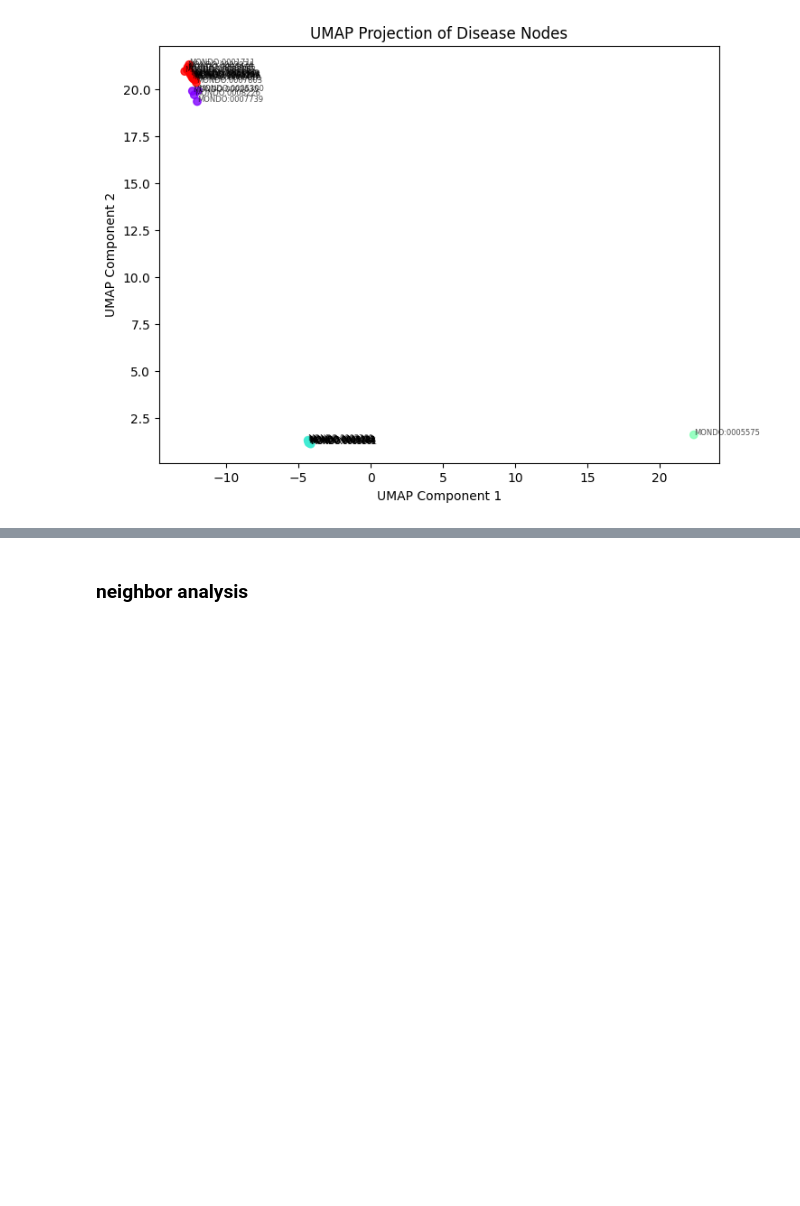
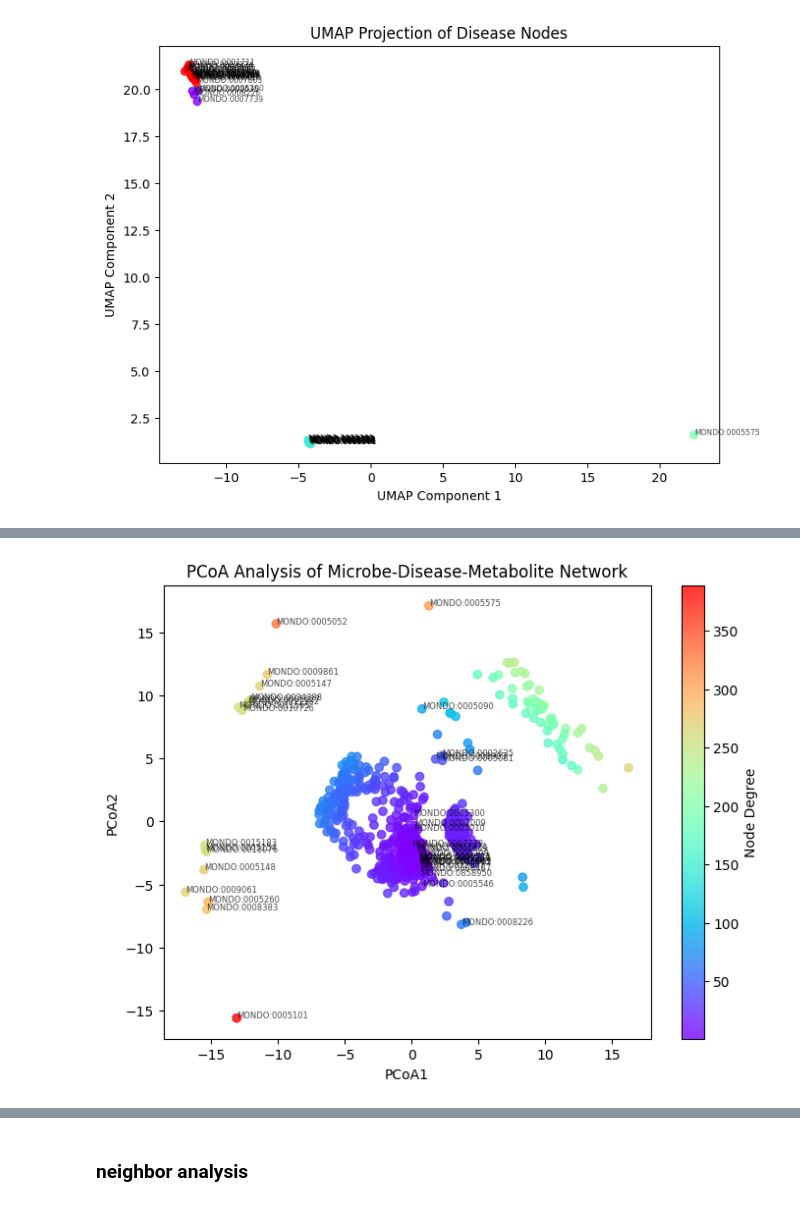
Before and after one commit to lucyzhang95/Network_Analysis, a Jupyter notebook: graph_network_analysis.ipynb, the cells around one changed output, grey strips where cells are left out. Saved outputs shown, nothing was run; the diff lists cells and outputs as text; code cells hidden in the pictures; blank space fills up the shorter version.

Commit message:
add PCoA analysis

```diff
--- a/graph_network_analysis.ipynb
+++ b/graph_network_analysis.ipynb
@@ -1141,0 +1147,9 @@ plt.show()
+# %%
+distance_matrix = pairwise_distances(adjM, metric='euclidean')
+mds = MDS(n_components=2, dissimilarity='precomputed', random_state=42)
+pcoa_result = mds.fit_transform(distance_matrix)
+# %%
+pcoa_df = pd.DataFrame(pcoa_result, columns=['PCoA1', 'PCoA2'])
+pcoa_df['node'] = node_labels
+pcoa_df['type'] = [G.nodes[node]['type'] for node in pcoa_df['node']]
+pcoa_df
@@ -1141,0 +1170,17 @@ plt.show()
+# %%
+plt.figure(figsize=(8, 6))
+scatter = plt.scatter(pcoa_df['PCoA1'], pcoa_df['PCoA2'],
+                      c=[G.degree[node] for node in node_labels], cmap='rainbow', alpha=0.8)
+
+plt.colorbar(scatter, label='Node Degree')
+plt.title("PCoA Analysis of Microbe-Disease-Metabolite Network")
+plt.xlabel("PCoA1")
+plt.ylabel("PCoA2")
+
+for i, row in pcoa_df.iterrows():
+    if G.nodes[row['node']]['type'] == 'disease':
+        plt.annotate(row['node'], (row['PCoA1'], row['PCoA2']), fontsize=6, alpha=0.7)
+
+plt.show()
+# %% [output]
+[figure, added]
```
Also changed, not shown: parts of 8 cells of this notebook.
